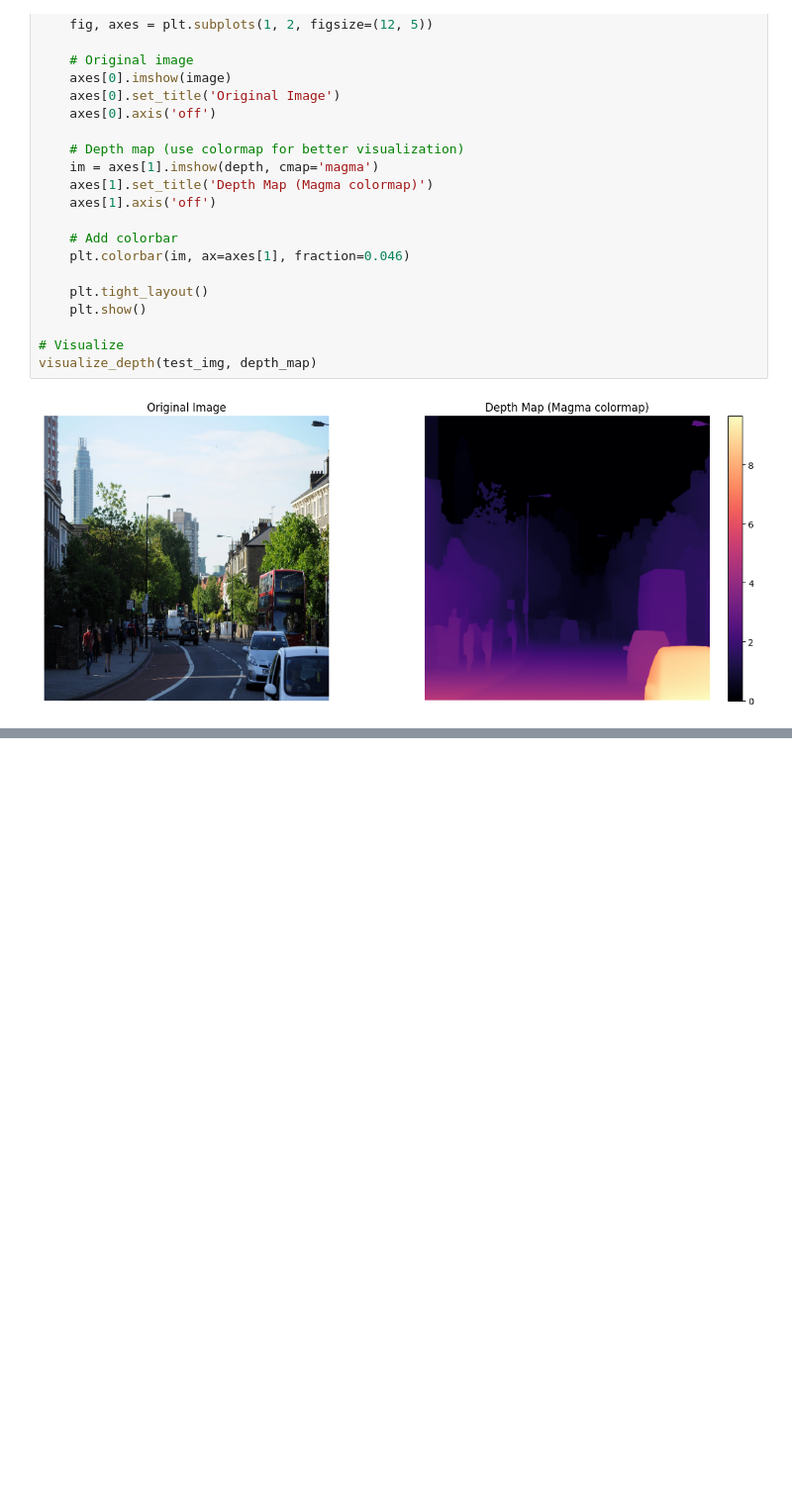
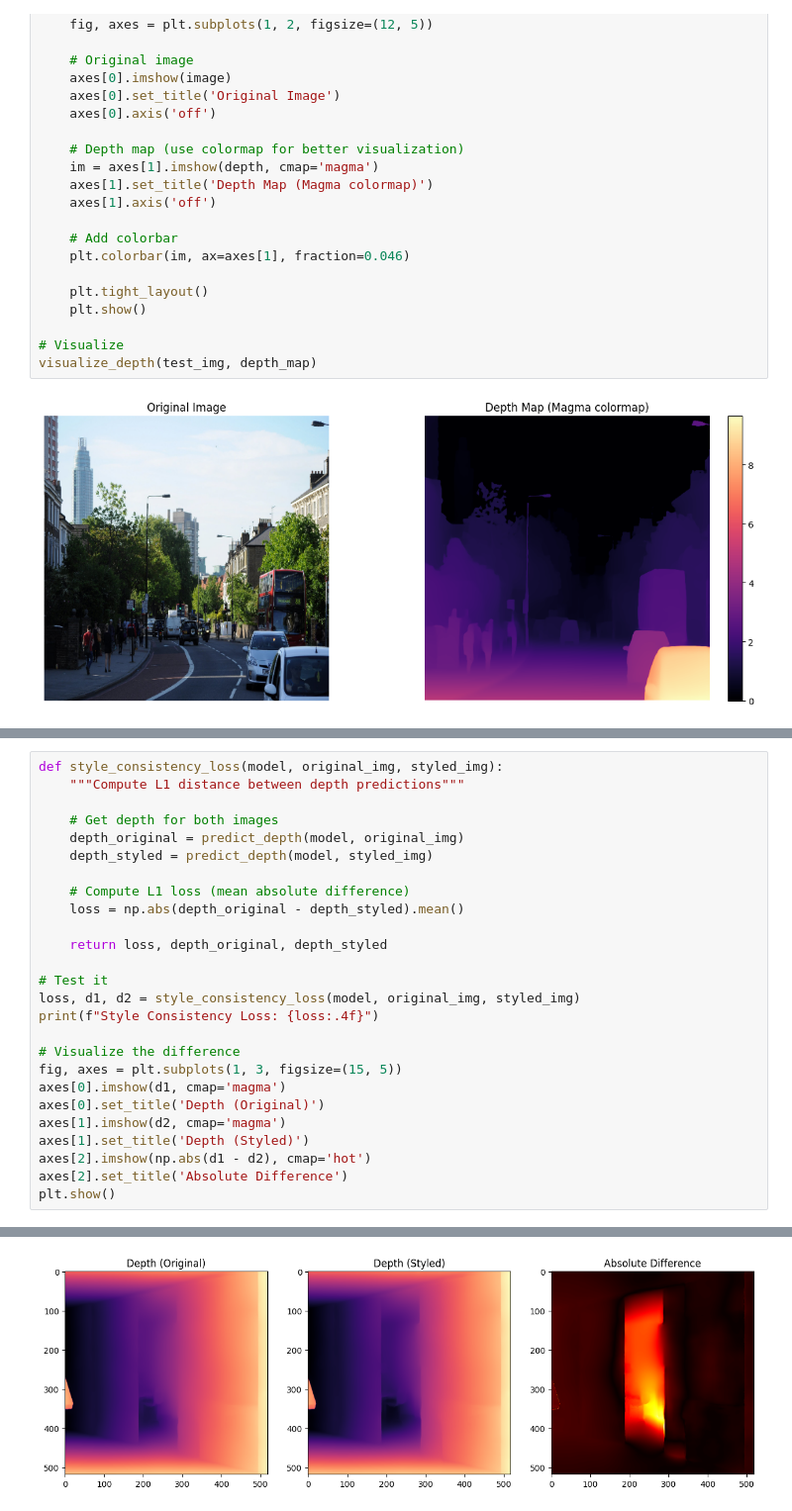
Before and after one commit to bunnysocks/LLaVA-Finetuning, a Jupyter notebook: BaselineModelTesting.ipynb, the cells around one changed output, grey strips where cells are left out. Shown at 99% size. Drawn from its saved outputs; the diff is of its cells as text; blank space fills up the shorter version.

Commit message:
implemented style-consistency loss

```diff
--- a/BaselineModelTesting.ipynb
+++ b/BaselineModelTesting.ipynb
@@ -184,0 +249,27 @@ visualize_depth(test_img, depth_map)
+# %%
+def style_consistency_loss(model, original_img, styled_img):
+    """Compute L1 distance between depth predictions"""
+
+    # Get depth for both images
+    depth_original = predict_depth(model, original_img)
+    depth_styled = predict_depth(model, styled_img)
+
+    # Compute L1 loss (mean absolute difference)
+    loss = np.abs(depth_original - depth_styled).mean()
+
+    return loss, depth_original, depth_styled
+
+# Test it
+loss, d1, d2 = style_consistency_loss(model, original_img, styled_img)
+print(f"Style Consistency Loss: {loss:.4f}")
+
+# Visualize the difference
+fig, axes = plt.subplots(1, 3, figsize=(15, 5))
+axes[0].imshow(d1, cmap='magma')
+axes[0].set_title('Depth (Original)')
+axes[1].imshow(d2, cmap='magma')
+axes[1].set_title('Depth (Styled)')
+axes[2].imshow(np.abs(d1 - d2), cmap='hot')
+axes[2].set_title('Absolute Difference')
+plt.show()
+# %% [output]
@@ -184,0 +277 @@ visualize_depth(test_img, depth_map)
+[figure, added]
```
Also changed, not shown: parts of 6 cells of this notebook.
